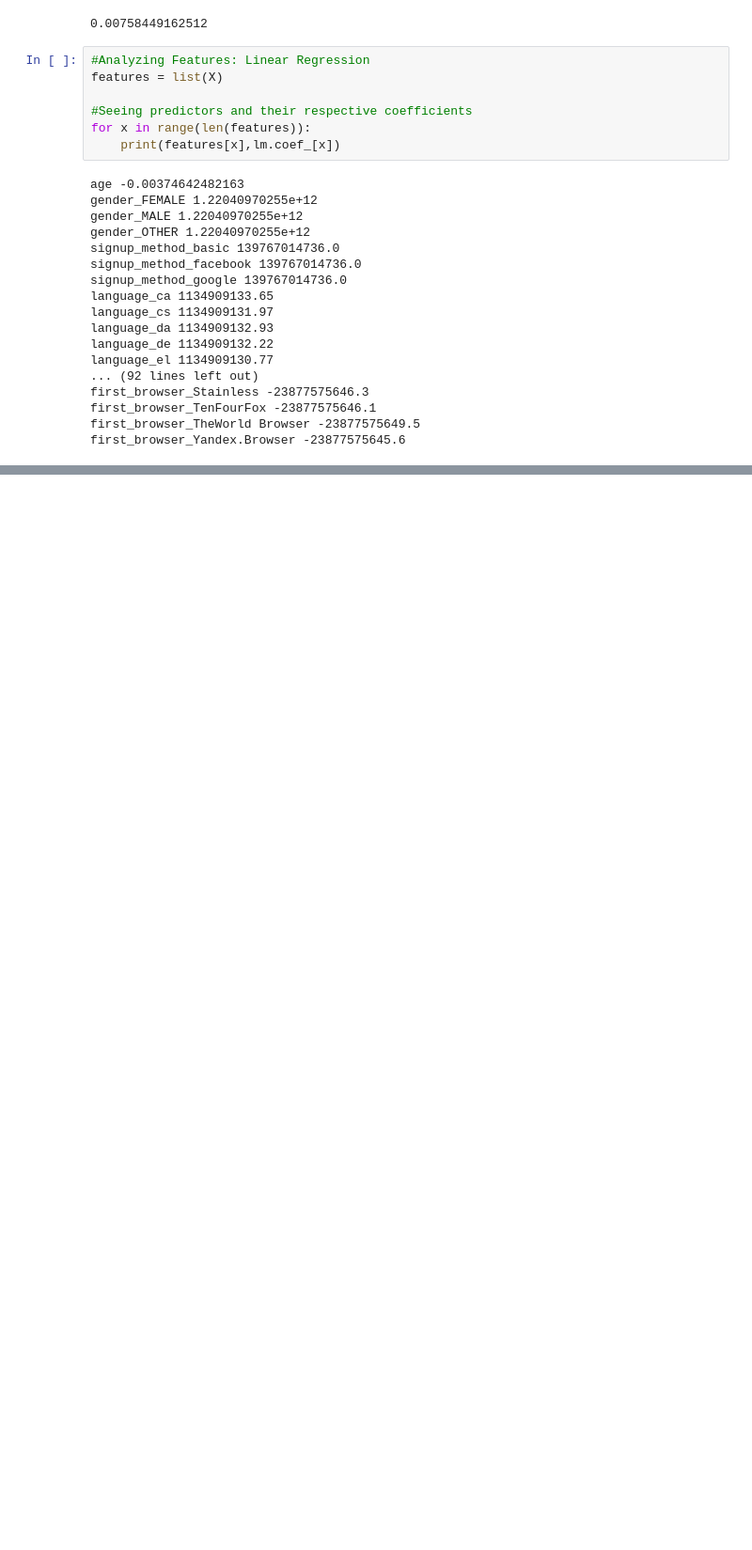
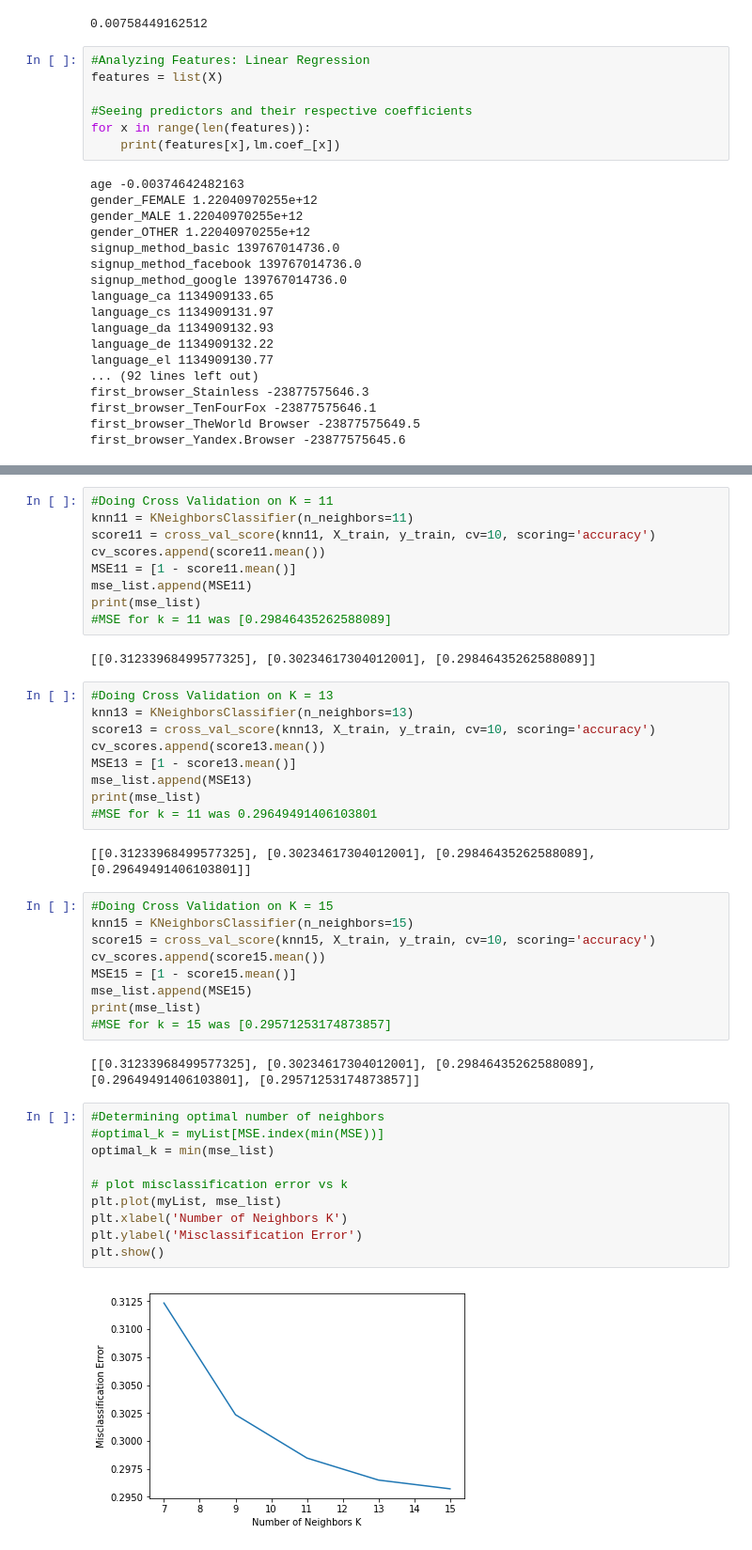
Before and after one commit to machay/project2-machay, a Jupyter notebook: Project 2.ipynb, the cells around one changed output, grey strips where cells are left out. Shown at 94% size. Saved outputs shown, nothing was run; the diff lists cells and outputs as text; blank space fills up the shorter version.

```diff
--- a/Project 2.ipynb
+++ b/Project 2.ipynb
@@ -208,2 +200,47 @@ print(myList)
+# %%
+#Doing Cross Validation on K = 11
+knn11 = KNeighborsClassifier(n_neighbors=11)
+score11 = cross_val_score(knn11, X_train, y_train, cv=10, scoring='accuracy')
+cv_scores.append(score11.mean())
+MSE11 = [1 - score11.mean()]
+mse_list.append(MSE11)
+print(mse_list)
+#MSE for k = 11 was [0.29846435262588089]
+# %% [output]
+[[0.31233968499577325], [0.30234617304012001], [0.29846435262588089]]
+# %%
+#Doing Cross Validation on K = 13
+knn13 = KNeighborsClassifier(n_neighbors=13)
+score13 = cross_val_score(knn13, X_train, y_train, cv=10, scoring='accuracy')
+cv_scores.append(score13.mean())
+MSE13 = [1 - score13.mean()]
+mse_list.append(MSE13)
+print(mse_list)
+#MSE for k = 11 was 0.29649491406103801
+# %% [output]
+[[0.31233968499577325], [0.30234617304012001], [0.29846435262588089], [0.29649491406103801]]
+# %%
+#Doing Cross Validation on K = 15
+knn15 = KNeighborsClassifier(n_neighbors=15)
+score15 = cross_val_score(knn15, X_train, y_train, cv=10, scoring='accuracy')
+cv_scores.append(score15.mean())
+MSE15 = [1 - score15.mean()]
+mse_list.append(MSE15)
+print(mse_list)
+#MSE for k = 15 was [0.29571253174873857]
+# %% [output]
+[[0.31233968499577325], [0.30234617304012001], [0.29846435262588089], [0.29649491406103801], [0.29571253174873857]]
+# %%
+#Determining optimal number of neighbors
+#optimal_k = myList[MSE.index(min(MSE))]
+optimal_k = min(mse_list)
+
+# plot misclassification error vs k
+plt.plot(myList, mse_list)
+plt.xlabel('Number of Neighbors K')
+plt.ylabel('Misclassification Error')
+plt.show()
+# %% [output]
+[figure, added]
 # %%
 #Running model again with optimal number of neighbors
```
Also changed, not shown: parts of 8 cells of this notebook, 1 other file.
